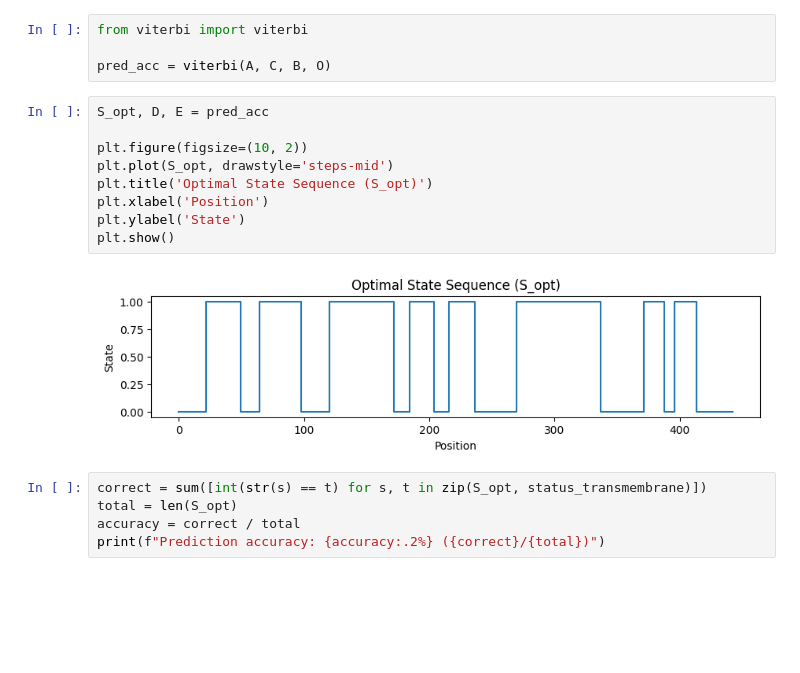
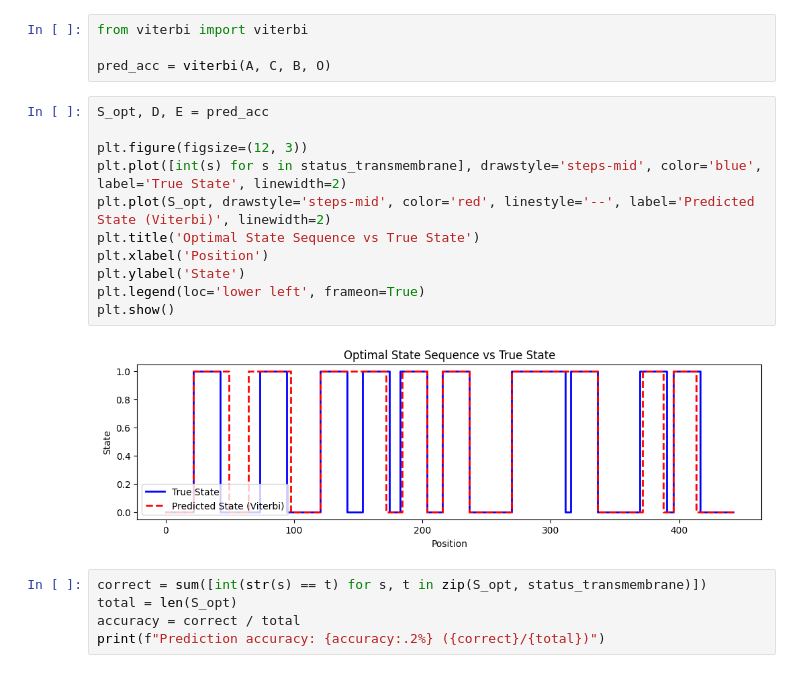
Before and after one commit to salernoelia/V5-2_secondary_structure_prediction, a Jupyter notebook: main.ipynb, the cells around one changed output. Cells and saved outputs as stored; diff of their text form; blank space fills up the shorter version.

Commit message:
add: ambiguous case visualization

```diff
--- a/main.ipynb
+++ b/main.ipynb
@@ -118,14 +118,16 @@ pred_acc = viterbi(A, C, B, O)
 # %%
 S_opt, D, E = pred_acc
 
-plt.figure(figsize=(10, 2))
-plt.plot(S_opt, drawstyle='steps-mid')
-plt.title('Optimal State Sequence (S_opt)')
+plt.figure(figsize=(12, 3))
+plt.plot([int(s) for s in status_transmembrane], drawstyle='steps-mid', color='blue', label='True State', linewidth=2)
+plt.plot(S_opt, drawstyle='steps-mid', color='red', linestyle='--', label='Predicted State (Viterbi)', linewidth=2)
+plt.title('Optimal State Sequence vs True State')
 plt.xlabel('Position')
 plt.ylabel('State')
+plt.legend(loc='lower left', frameon=True)
 plt.show()
 # %% [output]
-[figure, old version]
+[figure, new version]
 # %%
 correct = sum([int(str(s) == t) for s, t in zip(S_opt, status_transmembrane)])
 total = len(S_opt)
```
Also changed, not shown: parts of 3 cells of this notebook, 1 other file.
